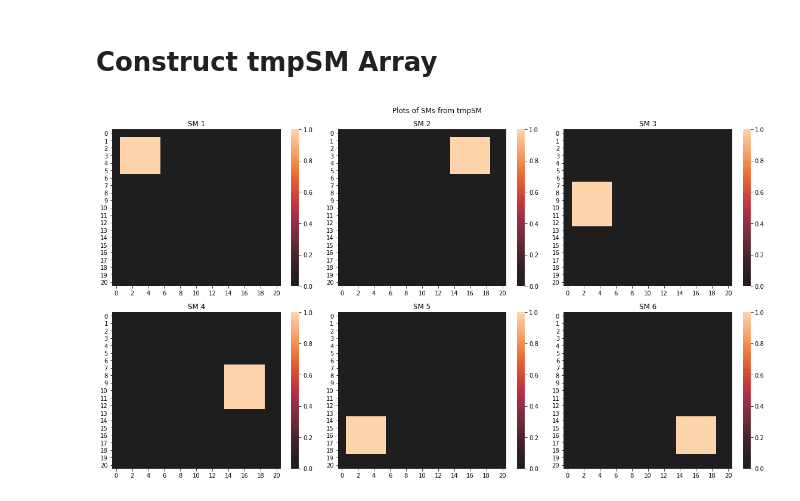
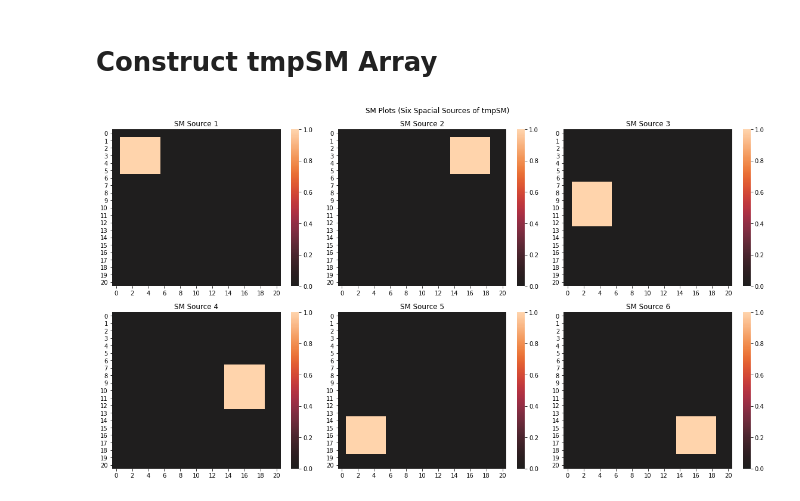
Before and after one commit to NoiRC256/mast30034_assignment_1, a Jupyter notebook: code/main.ipynb, the cells around one changed output. Cells and saved outputs as stored; diff of their text form; code cells hidden in the pictures.

```diff
--- a/code/main.ipynb
+++ b/code/main.ipynb
@@ -167,28 +156,28 @@ for n in range(0,6):
             sm[i][j] = 1
 
     initSM.append(sm)
-# %%
-# Plot each SM;
-
-tmpSM = initSM
-
-fig, axes = plt.subplots(2, 3, figsize=(16,9))
-
-fig.suptitle('Plots of SMs from tmpSM')
-
-for i in range(0, 2):
-    for j in range(0, 3):
-        idx = i+j
-        if(i!=0):
-            idx += i+1
-        sm = tmpSM[idx]
-        sns.heatmap(data=sm, center=0, ax=axes[i,j])
-        axes[i, j].set_title("SM " + str(idx+1))
-
-fig.tight_layout()
-plt.show()
-# %% [output]
-[figure, removed]
+# %%
+# Plot each SM;
+
+tmpSM = initSM
+
+fig, axes = plt.subplots(2, 3, figsize=(16,9))
+
+fig.suptitle('SM Plots (Six Spacial Sources of tmpSM)')
+
+for i in range(0, 2):
+    for j in range(0, 3):
+        idx = i+j
+        if(i!=0):
+            idx += i+1
+        sm = tmpSM[idx]
+        sns.heatmap(data=sm, center=0, ax=axes[i,j])
+        axes[i, j].set_title("SM Source " + str(idx+1))
+
+fig.tight_layout()
+plt.show()
+# %% [output]
+[figure, added]
 # %%
 # Reshape into 6 * 441 array;
 
```
Also changed, not shown: parts of 16 cells of this notebook.
